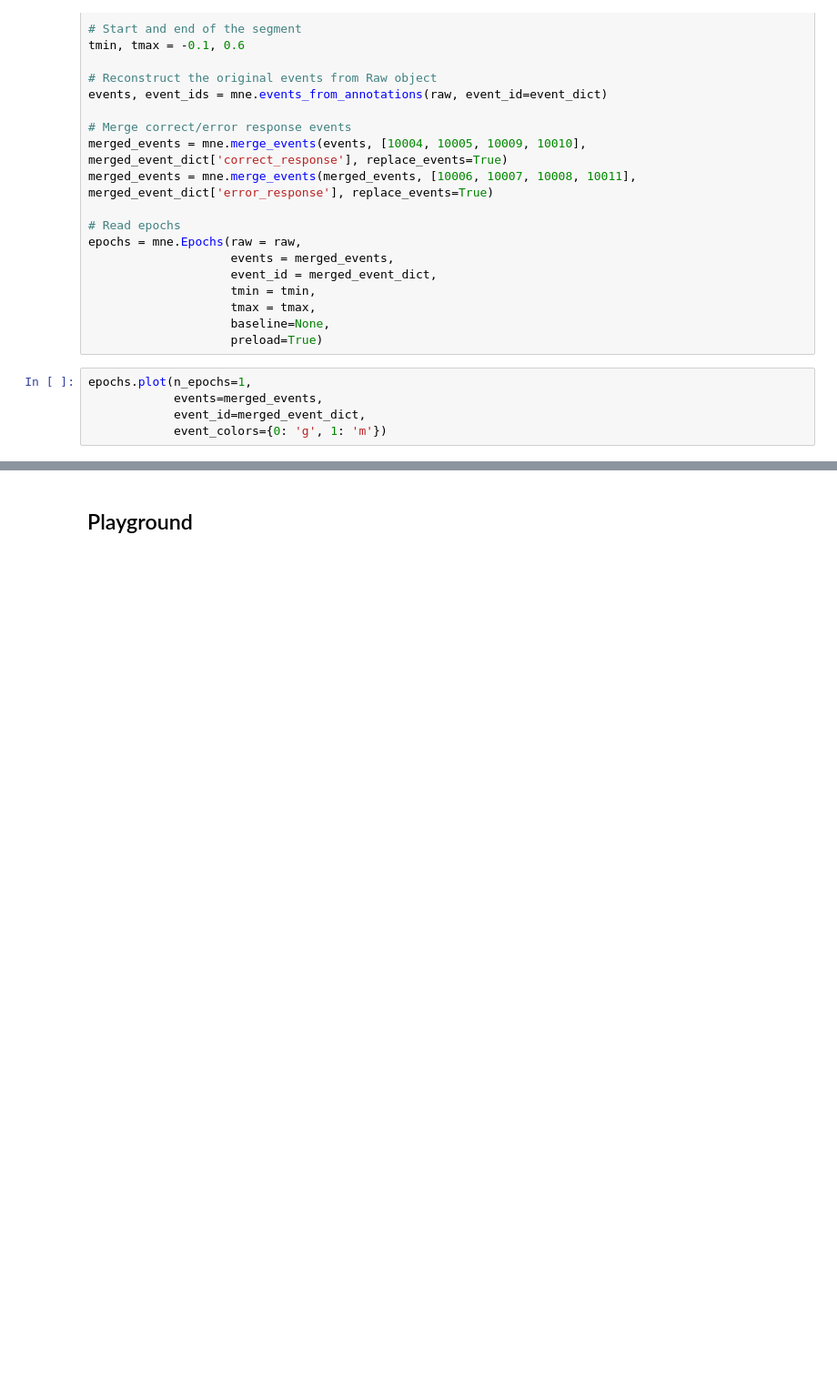
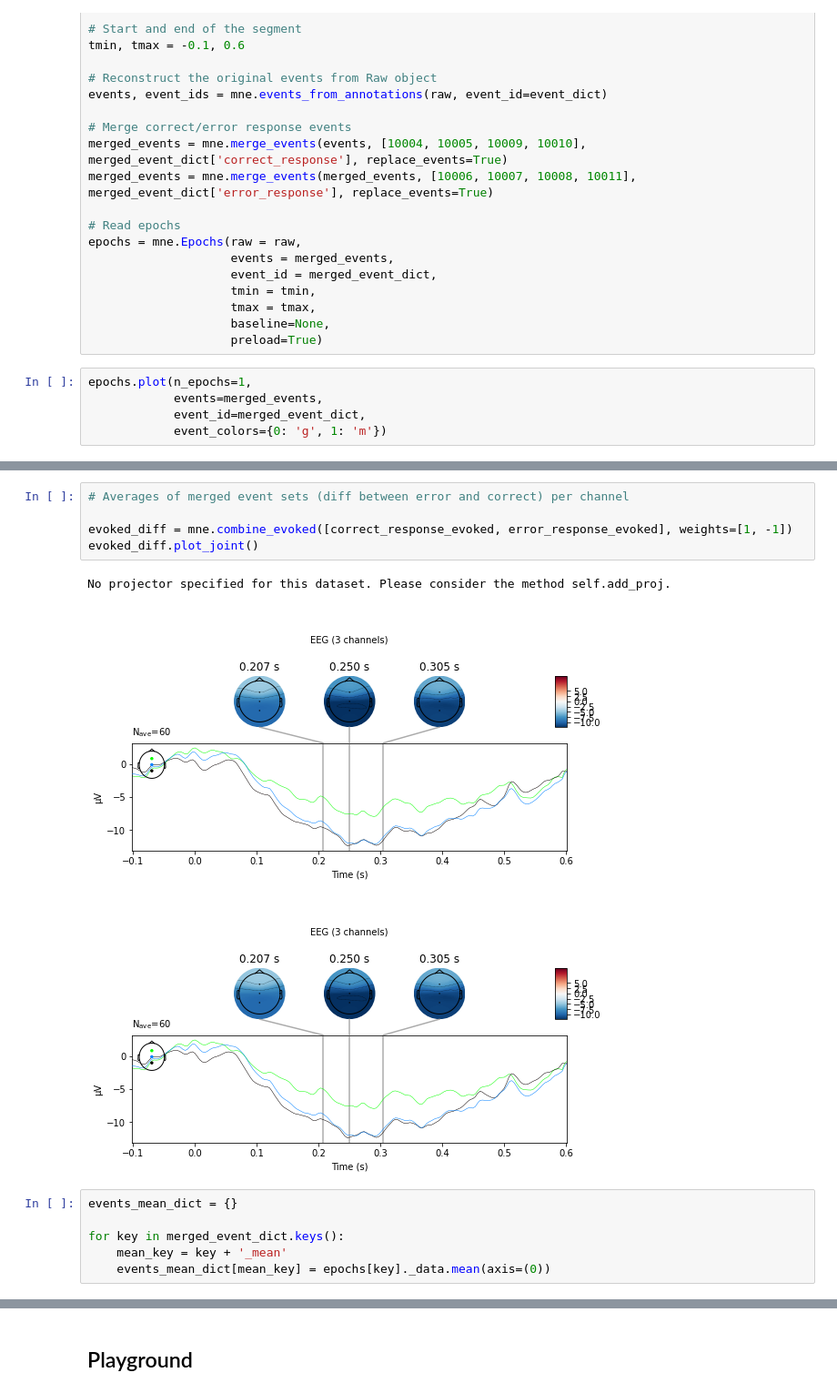
Before and after one commit to filyp/erpinator, a Jupyter notebook: read-data-poc.ipynb, the cells around one changed output, grey strips where cells are left out. Shown at 91% size. Saved outputs shown, nothing was run; the diff lists cells and outputs as text; blank space fills up the shorter version.

```diff
--- a/read-data-poc.ipynb
+++ b/read-data-poc.ipynb
@@ -54,0 +89,15 @@ epochs.plot(n_epochs=1,
+# %%
+# Averages of merged event sets (diff between error and correct) per channel
+
+evoked_diff = mne.combine_evoked([correct_response_evoked, error_response_evoked], weights=[1, -1])
+evoked_diff.plot_joint()
+# %% [output]
+No projector specified for this dataset. Please consider the method self.add_proj.
+[figure, added]
+[figure, added]
+# %%
+events_mean_dict = {}
+
+for key in merged_event_dict.keys():
+    mean_key = key + '_mean'
+    events_mean_dict[mean_key] = epochs[key]._data.mean(axis=(0))
```
Also changed, not shown: parts of 6 cells of this notebook.
